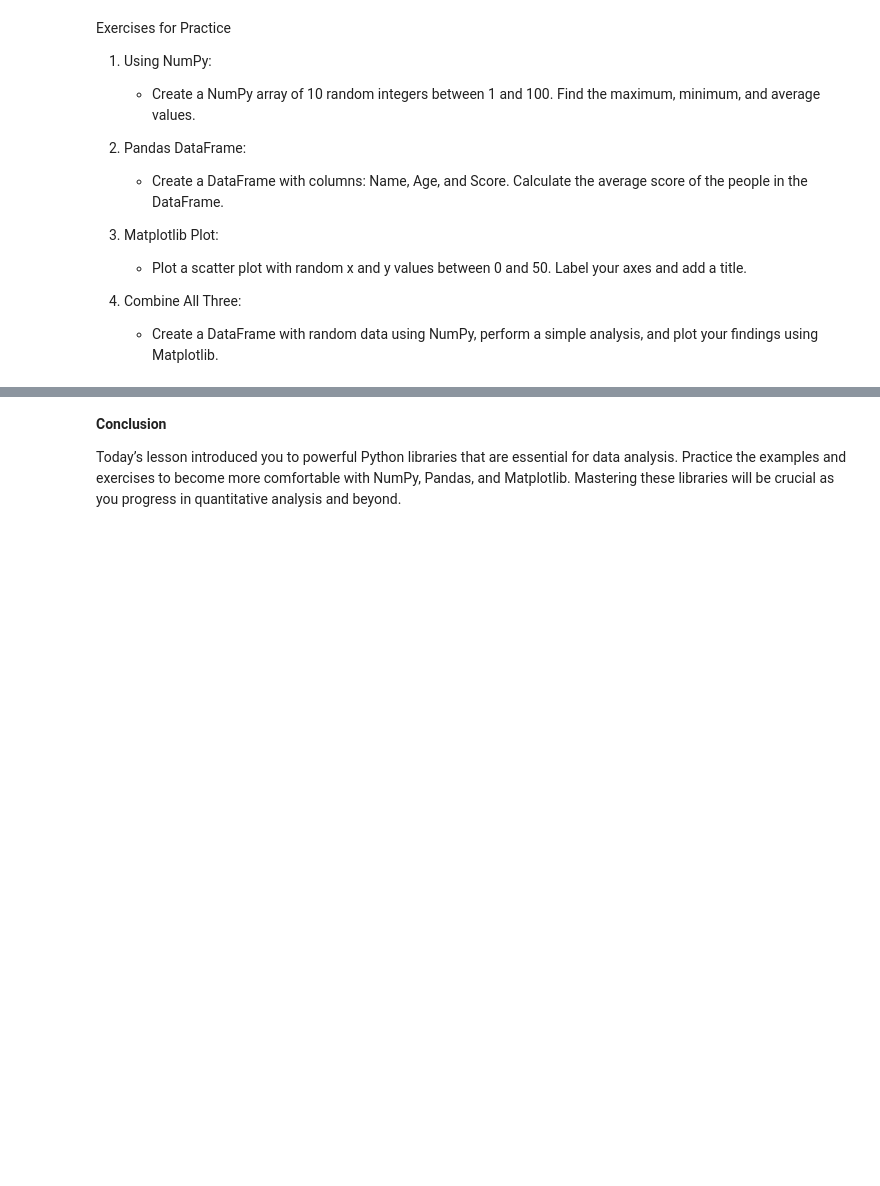
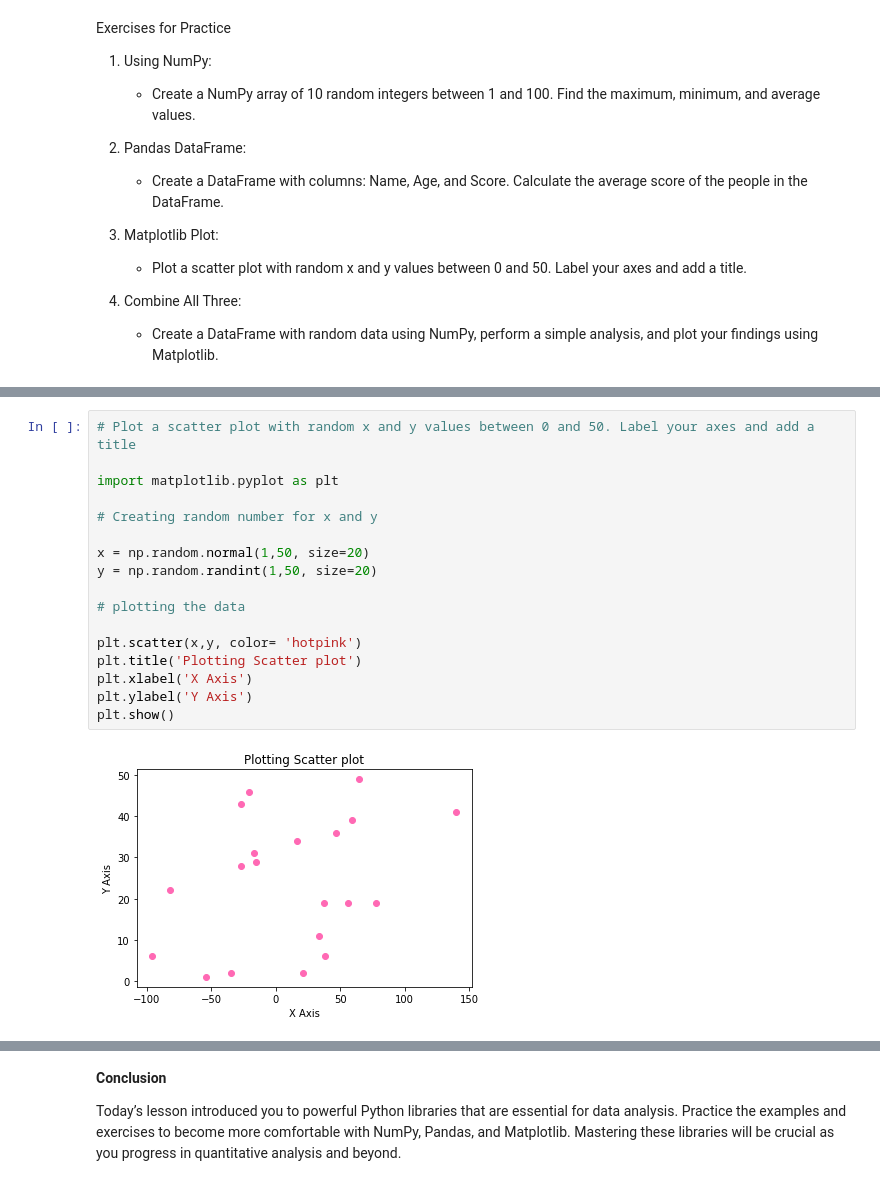
Before and after one commit to Phadate/Algo_Trading, a Jupyter notebook: Python_Course/Basic_Syntax/day_7.ipynb, the cells around one changed output, grey strips where cells are left out. Cells and saved outputs as stored; diff of their text form; blank space fills up the shorter version.

```diff
--- a/Python_Course/Basic_Syntax/day_7.ipynb
+++ b/Python_Course/Basic_Syntax/day_7.ipynb
@@ -133,0 +194,19 @@ Exercises for Practice
+# %%
+# Plot a scatter plot with random x and y values between 0 and 50. Label your axes and add a title
+
+import matplotlib.pyplot as plt
+
+# Creating random number for x and y
+
+x = np.random.normal(1,50, size=20)
+y = np.random.randint(1,50, size=20)
+
+# plotting the data
+
+plt.scatter(x,y, color= 'hotpink')
+plt.title('Plotting Scatter plot')
+plt.xlabel('X Axis')
+plt.ylabel('Y Axis')
+plt.show()
+# %% [output]
+[figure, added]
```
Also changed, not shown: parts of 7 cells of this notebook.
